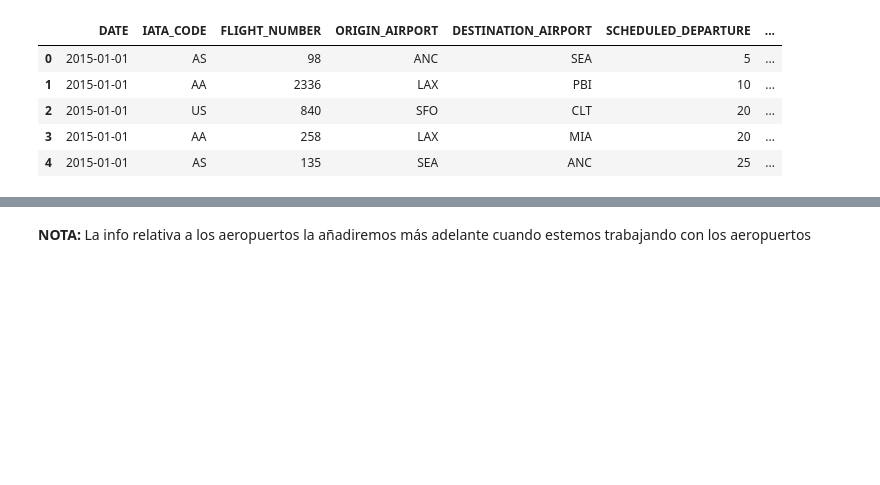
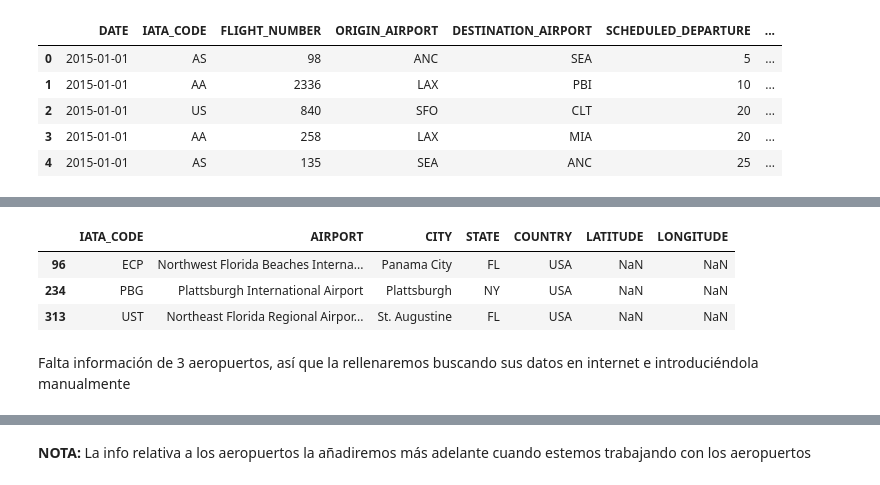
Before and after one commit to inesgfortis/Aircraft_Delays_Analysis, a Jupyter notebook: Preprocessing.ipynb, the cells around one changed output, grey strips where cells are left out. Saved outputs shown, nothing was run; the diff lists cells and outputs as text; code cells hidden in the pictures; blank space fills up the shorter version.

```diff
--- a/Preprocessing.ipynb
+++ b/Preprocessing.ipynb
@@ -440,0 +474,9 @@ flights.head()
+# %%
+airports[airports['LATITUDE'].isna()]
+# %% [output]
+|  | IATA_CODE | AIRPORT | CITY | STATE | COUNTRY | LATITUDE | LONGITUDE |
+| 96 | ECP | Northwest Florida Beaches Interna... | Panama City | FL | USA | NaN | NaN |
+| 234 | PBG | Plattsburgh International Airport | Plattsburgh | NY | USA | NaN | NaN |
+| 313 | UST | Northeast Florida Regional Airpor... | St. Augustine | FL | USA | NaN | NaN |
+# %% [markdown]
+Falta información de 3 aeropuertos, así que la rellenaremos buscando sus datos en internet e introduciéndola manualmente
```
Also changed, not shown: parts of 17 cells of this notebook.
